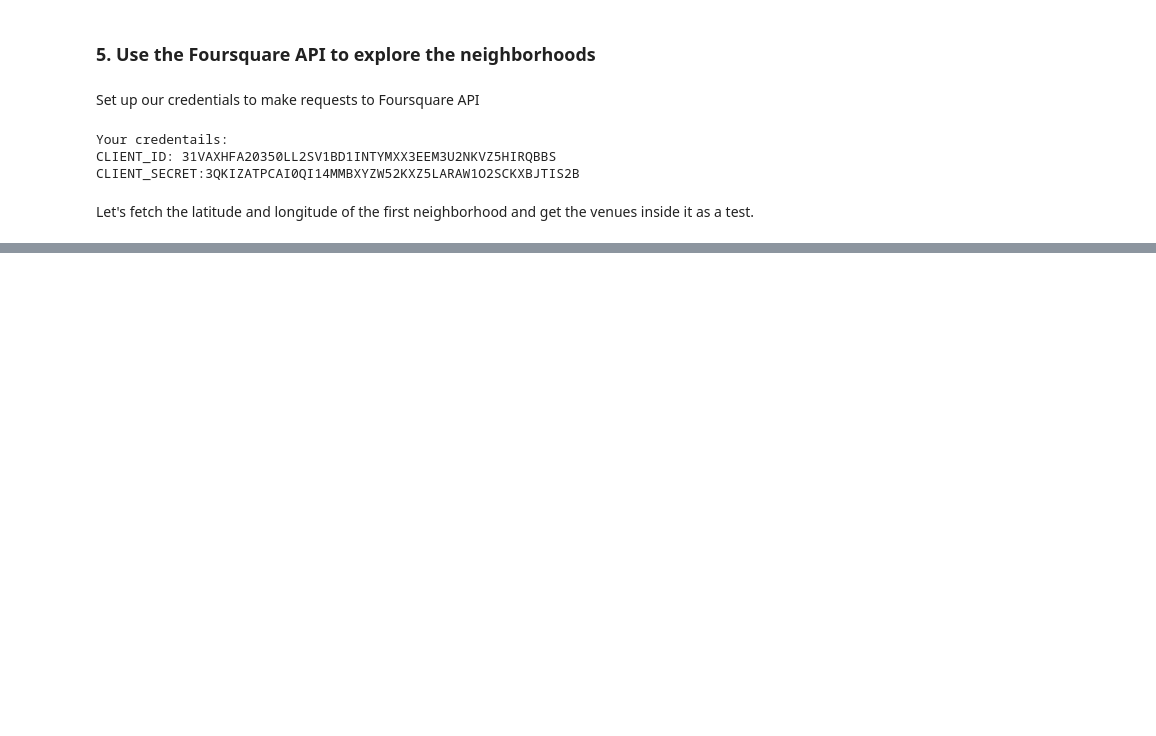
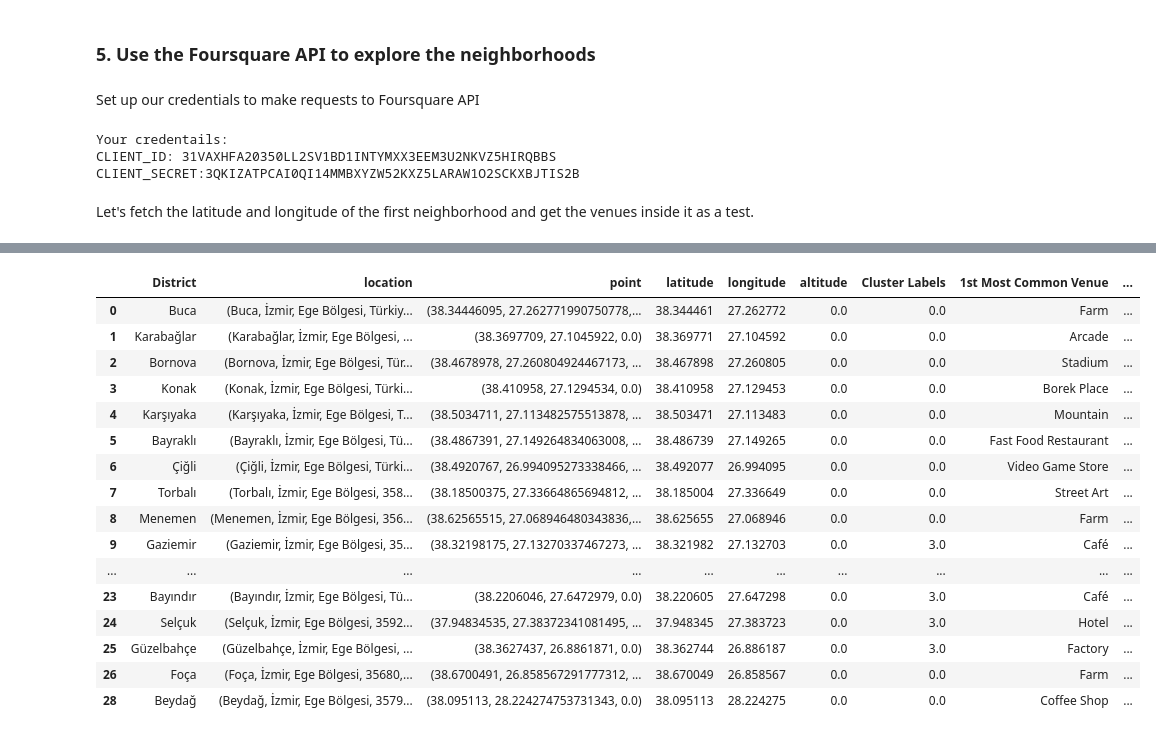
Before and after one commit to aaabduali/Coursera_Capstone, a Jupyter notebook: Workspace in Izmir.ipynb, the cells around one changed output, grey strips where cells are left out. Saved outputs shown, nothing was run; the diff lists cells and outputs as text; code cells hidden in the pictures; blank space fills up the shorter version.

```diff
--- a/Workspace in Izmir.ipynb
+++ b/Workspace in Izmir.ipynb
@@ -308,0 +558,31 @@ izmir_test=neighborhoods_venues_sorted[(neighborhoods_venues_sorted['1st Most Co
+# %%
+# add clustering labels
+neighborhoods_venues_sorted.insert(0, 'Cluster Labels', kmeans.labels_)
+
+izmir_merged = df_izmir
+
+# merge toronto_grouped with toronto_data to add latitude/longitude for each neighborhood
+izmir_merged = izmir_merged.join(neighborhoods_venues_sorted.set_index('Neighborhood'), on='District')
+
+izmir_merged.head() # check the last columns!
+izmir_merged=izmir_merged.dropna()
+# %%
+izmir_merged
+# %% [output]
+|  | District | location | point | latitude | longitude | altitude | Cluster Labels | 1st Most Common Venue | ... |
+| 0 | Buca | (Buca, İzmir, Ege Bölgesi, Türkiy... | (38.34446095, 27.262771990750778,... | 38.344461 | 27.262772 | 0.0 | 0.0 | Farm | ... |
+| 1 | Karabağlar | (Karabağlar, İzmir, Ege Bölgesi, ... | (38.3697709, 27.1045922, 0.0) | 38.369771 | 27.104592 | 0.0 | 0.0 | Arcade | ... |
+| 2 | Bornova | (Bornova, İzmir, Ege Bölgesi, Tür... | (38.4678978, 27.260804924467173, ... | 38.467898 | 27.260805 | 0.0 | 0.0 | Stadium | ... |
+| 3 | Konak | (Konak, İzmir, Ege Bölgesi, Türki... | (38.410958, 27.1294534, 0.0) | 38.410958 | 27.129453 | 0.0 | 0.0 | Borek Place | ... |
+| 4 | Karşıyaka | (Karşıyaka, İzmir, Ege Bölgesi, T... | (38.5034711, 27.113482575513878, ... | 38.503471 | 27.113483 | 0.0 | 0.0 | Mountain | ... |
+| 5 | Bayraklı | (Bayraklı, İzmir, Ege Bölgesi, Tü... | (38.4867391, 27.149264834063008, ... | 38.486739 | 27.149265 | 0.0 | 0.0 | Fast Food Restaurant | ... |
+| 6 | Çiğli | (Çiğli, İzmir, Ege Bölgesi, Türki... | (38.4920767, 26.994095273338466, ... | 38.492077 | 26.994095 | 0.0 | 0.0 | Video Game Store | ... |
+| 7 | Torbalı | (Torbalı, İzmir, Ege Bölgesi, 358... | (38.18500375, 27.33664865694812, ... | 38.185004 | 27.336649 | 0.0 | 0.0 | Street Art | ... |
+| 8 | Menemen | (Menemen, İzmir, Ege Bölgesi, 356... | (38.62565515, 27.068946480343836,... | 38.625655 | 27.068946 | 0.0 | 0.0 | Farm | ... |
+| 9 | Gaziemir | (Gaziemir, İzmir, Ege Bölgesi, 35... | (38.32198175, 27.13270337467273, ... | 38.321982 | 27.132703 | 0.0 | 3.0 | Café | ... |
+| ... | ... | ... | ... | ... | ... | ... | ... | ... | ... |
+| 23 | Bayındır | (Bayındır, İzmir, Ege Bölgesi, Tü... | (38.2206046, 27.6472979, 0.0) | 38.220605 | 27.647298 | 0.0 | 3.0 | Café | ... |
+| 24 | Selçuk | (Selçuk, İzmir, Ege Bölgesi, 3592... | (37.94834535, 27.38372341081495, ... | 37.948345 | 27.383723 | 0.0 | 3.0 | Hotel | ... |
+| 25 | Güzelbahçe | (Güzelbahçe, İzmir, Ege Bölgesi, ... | (38.3627437, 26.8861871, 0.0) | 38.362744 | 26.886187 | 0.0 | 3.0 | Factory | ... |
+| 26 | Foça | (Foça, İzmir, Ege Bölgesi, 35680,... | (38.6700491, 26.858567291777312, ... | 38.670049 | 26.858567 | 0.0 | 0.0 | Farm | ... |
+| 28 | Beydağ | (Beydağ, İzmir, Ege Bölgesi, 3579... | (38.095113, 28.224274753731343, 0.0) | 38.095113 | 28.224275 | 0.0 | 0.0 | Coffee Shop | ... |
```
Also changed, not shown: parts of 24 cells of this notebook.
